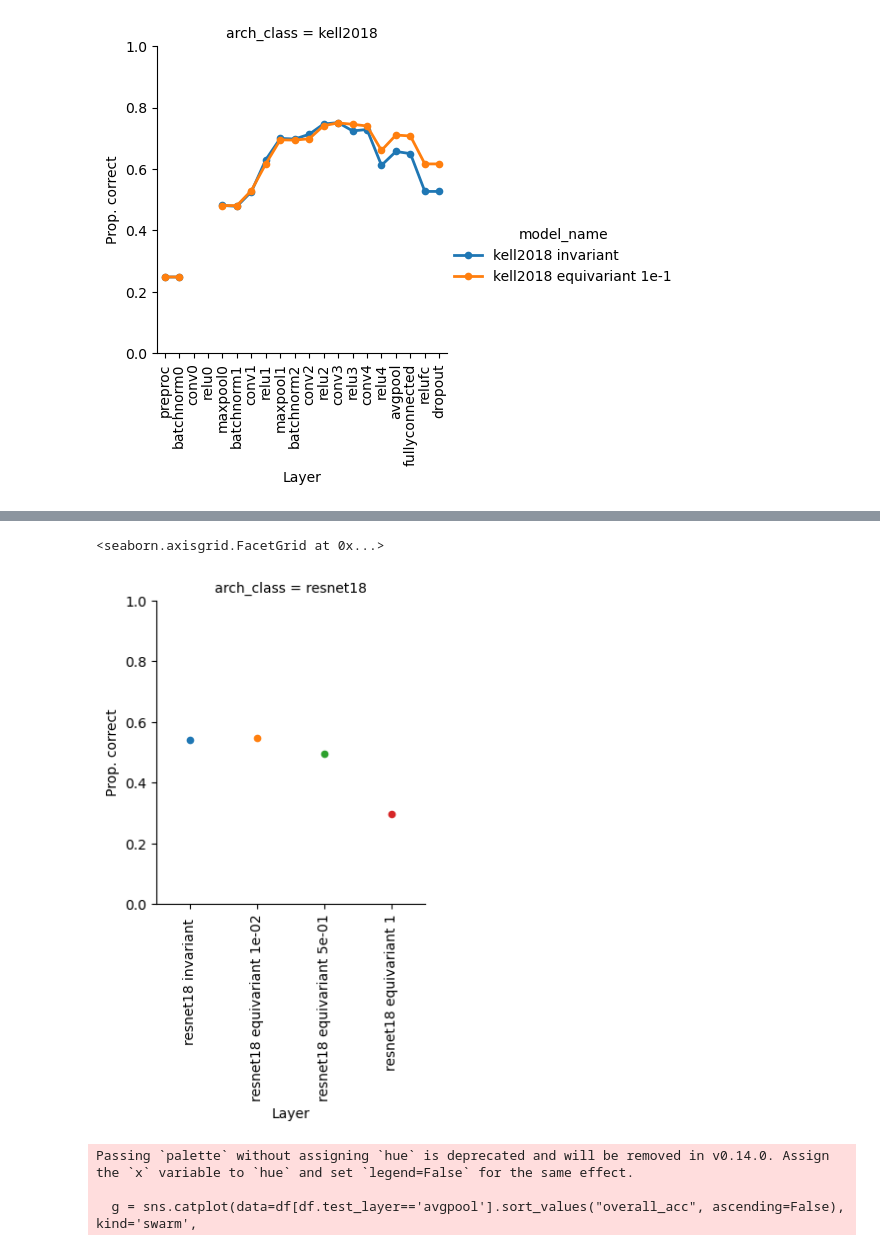
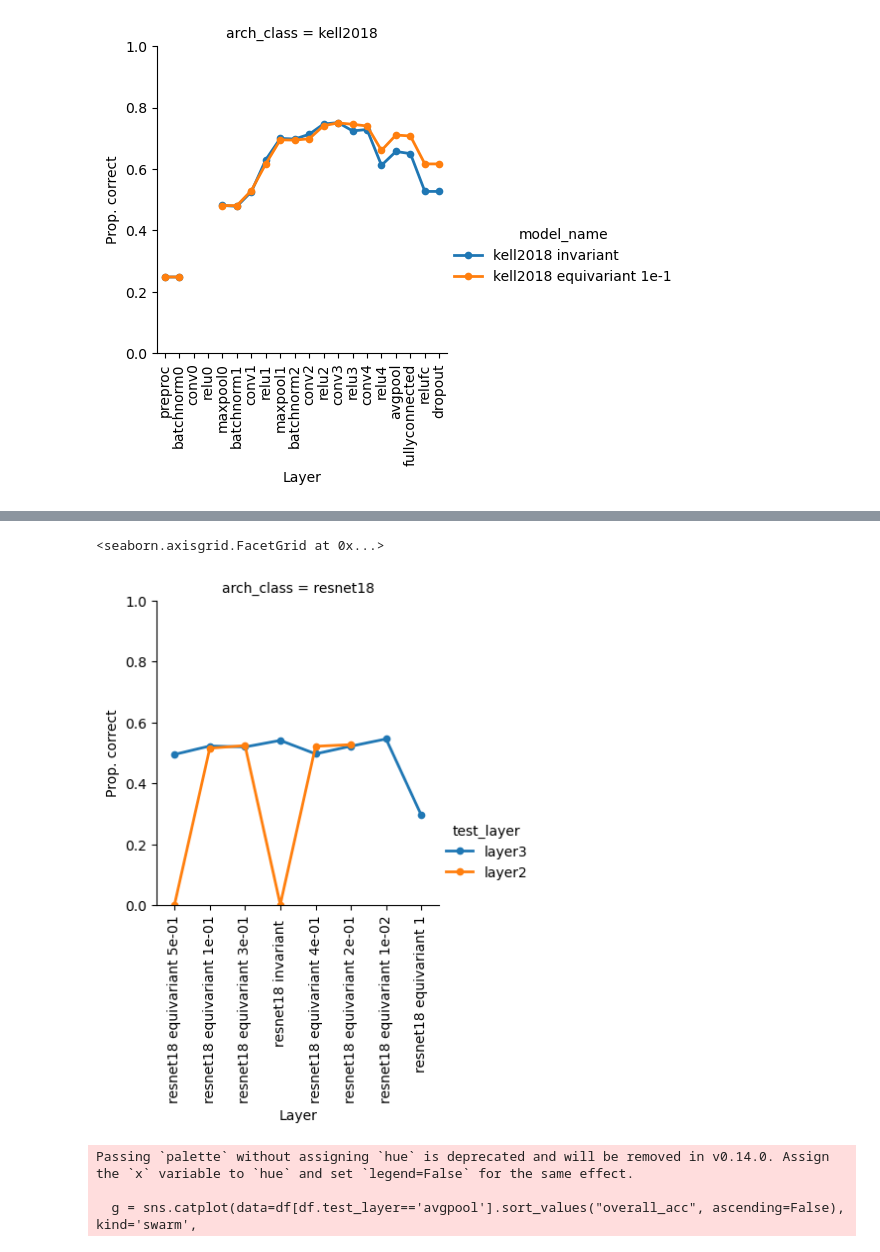
Before and after one commit to Feather-Lab/audio-ssl, a Jupyter notebook: notebooks/summarize_invar_v_equivar.ipynb, the cells around one changed output, grey strips where cells are left out. Drawn from its saved outputs; the diff is of its cells as text; code cells hidden in the pictures.

```diff
--- a/notebooks/summarize_invar_v_equivar.ipynb
+++ b/notebooks/summarize_invar_v_equivar.ipynb
@@ -44,12 +44,15 @@ def format_model_str(path):
         arch = 'resnet' + re.search(r'resnet([-\d]+)', path_str).group(1)
 
     eq_lmbda = ''
+    aug_str = ''
     if task == 'equivariant':
-        eq_lmbda = re.search(r'eq_lmbda_([-\d.e]+)', path_str).group(1)
+        eq_lmbda = ' ' + re.search(r'eq_lmbda_([-\d.e]+)', path_str).group(1)
+        if 'resnet18' in path_str and not 'w_invar_aug' in path_str:
+            aug_str = ' paired augmentations'
 
     test_layer = path.stem.split("_")[-1] # is last name of stem
 
-    model_name = f"{arch} {task} {eq_lmbda}"
+    model_name = f"{arch} {task}{eq_lmbda}{aug_str}"
     return model_name, arch, test_layer, eq_lmbda
 # %% [markdown]
 ## Get ESC 50 results for each model
@@ -104,8 +107,9 @@ for i, results_path in enumerate(all_model_results):
 
     if 'kell2018' in path_str:
         if 'eq_lmbda' in path_str:
-            if 'fixed_loss' not in path_str:
-                continue
+            if not path_str.startswith('kell2018'):
+                if 'fixed_loss' not in path_str:
+                    continue
 
     if 'projects' in str(results_path):
         continue
@@ -150,11 +165,14 @@ def format_model_str_word_task(path):
 
     eq_lmbda = ''
     if task == 'equivariant':
-        eq_lmbda = re.search(r'eq_lmbda_([-\d.e]+)', path_str).group(1)
+        eq_lmbda = ' ' + re.search(r'eq_lmbda_([-\d.e]+)', path_str).group(1)
 
     test_layer = path_str.split('task_')[-1].split('_')[0]
 
-    model_name = f"{arch} {task} {eq_lmbda}"
+    aug_str = ''
+    if 'resnet18' in path_str and not 'w_invar_aug' in path_str:
+        aug_str = ' paired augmentations'
+    model_name = f"{arch} {task}{eq_lmbda}{aug_str}"
     return model_name, arch, test_layer, eq_lmbda
 # %%
 path_to_word_results = Path("eval_jsin_results")
@@ -173,8 +191,9 @@ for i, results_path in enumerate(all_word_task_results):
 
     if 'kell2018' in path_str:
         if 'eq_lmbda' in path_str:
-            if 'fixed_loss' not in path_str:
-                continue
+            if not path_str.startswith('kell2018'):
+                if 'fixed_loss' not in path_str:
+                    continue
 
     if not any([layer in str(results_path) for layer in test_layers + resnet18_layer_order]):
         continue
@@ -317,22 +402,22 @@ word_to_plot
 # %%
-hue_order = [
-              'resnet18 invariant ',
-              'resnet18 equivariant 1e-02',
-              'resnet18 equivariant 5e-01',
-              'resnet18 equivariant 1',
-            #   'resnet18 supervised audioset '
-              ]
-to_plot = df[(df.arch_class == 'resnet18') & (df.test_layer=='layer3') & (~df.word_top1_mean.isna())].dropna(axis=1).copy().reset_index(drop=True)
+# hue_order = [
+#               'resnet18 invariant ',
+#               'resnet18 equivariant 1e-02',
+#               'resnet18 equivariant 5e-01',
+#               'resnet18 equivariant 1',
+#             #   'resnet18 supervised audioset '
+#               ]
+to_plot = df[(df.arch_class == 'resnet18') & (~df.word_top1_mean.isna())].dropna(axis=1).copy().reset_index(drop=True)
 g = sns.catplot(data=to_plot,
-                order=hue_order,
+                # order=hue_order,
                 kind='point', x='model_name', y='word_top1_mean', col='arch_class',
-                  hue="model_name", hue_order=hue_order,
+                  hue="test_layer", #hue_order=hue_order,
                  height=4, lw=2, ms=4)
 g.set_xticklabels(rotation=90)
 g.set(ylim=(0, 1), ylabel='Prop. correct', xlabel='Layer')
 # %% [output]
 <seaborn.axisgrid.FacetGrid at 0x...>
-[figure, old version]
+[figure, new version]
 # %%
 
 sns.set_context('notebook')
```
Also changed, not shown: parts of 7 cells of this notebook, 15 other files.
